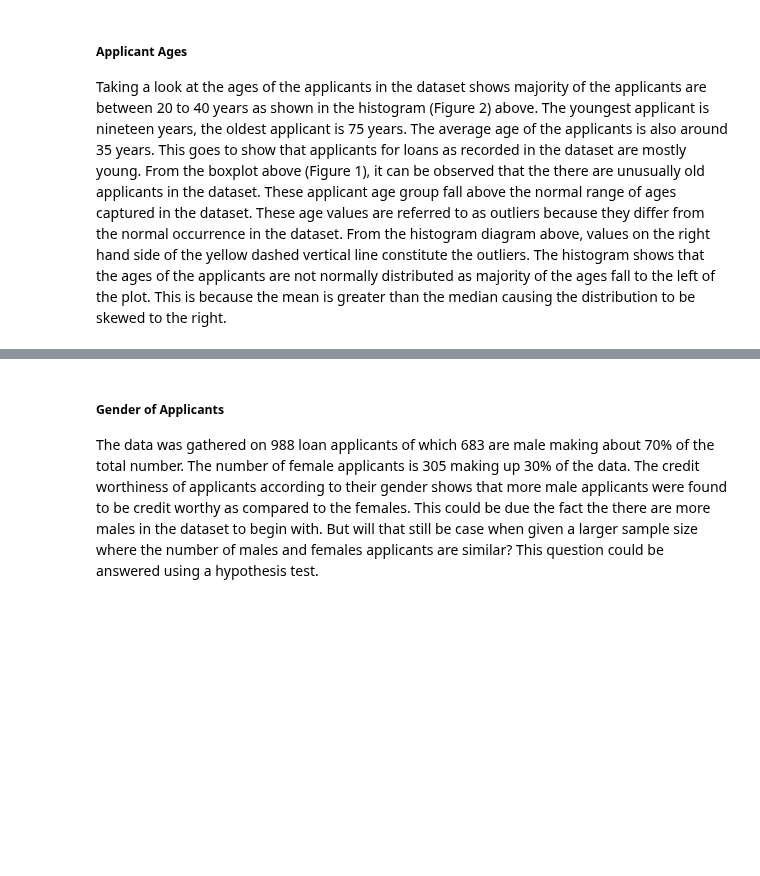
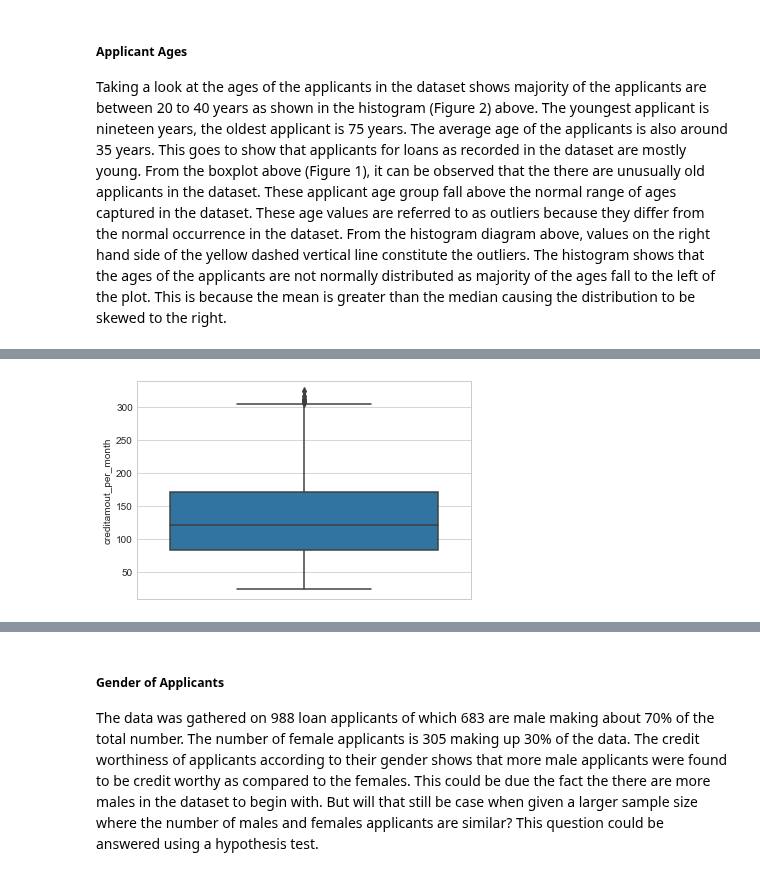
Before and after one commit to joeelorm/Projects, a Jupyter notebook: Predictive_analytics.ipynb, the cells around one changed output, grey strips where cells are left out. Saved outputs shown, nothing was run; the diff lists cells and outputs as text; code cells hidden in the pictures; blank space fills up the shorter version.

```diff
--- a/Predictive_analytics.ipynb
+++ b/Predictive_analytics.ipynb
@@ -139,4 +143,7 @@ The average age of an applicant is 35.46 years
 # %%
+#Recoding the 'numberofliablepeople' column as a categorical variable
+data['numberofliablepeople'] = pd.Categorical(data['numberofliablepeople'])
+
 #Creating a function to detect outliers in all the quantitative columns in the data using a box and whisker plot
 def outlier_detector(data):
     for col in data.columns:
@@ -147,6 +154,15 @@ def outlier_detector(data):
             plt.show()
 
 outlier_detector(data)
+
+
+#A for loop to remove all outliers in the quantitative columns
+for col in data.columns:
+    if data[col].dtypes == 'int' or data[col].dtypes == 'float':
+        interquartile_range = iqr(data[col])
+        third_quartile = np.quantile(data[col], 0.75)
+        upper_extreme = third_quartile + (1.5 * interquartile_range)
+        data.drop(data[data[col] > upper_extreme].index, inplace = True)
 # %% [output]
 [figure]
 [figure]
@@ -159,3 +174,8 @@ outlier_detector(data)
+# %%
+sns.boxplot(y = data['creditamout_per_month'])
+plt.show()
+# %% [output]
+[figure, added]
 # %%
 #Investigating the gender of applicants
 
```
Also changed, not shown: parts of 28 cells of this notebook.
